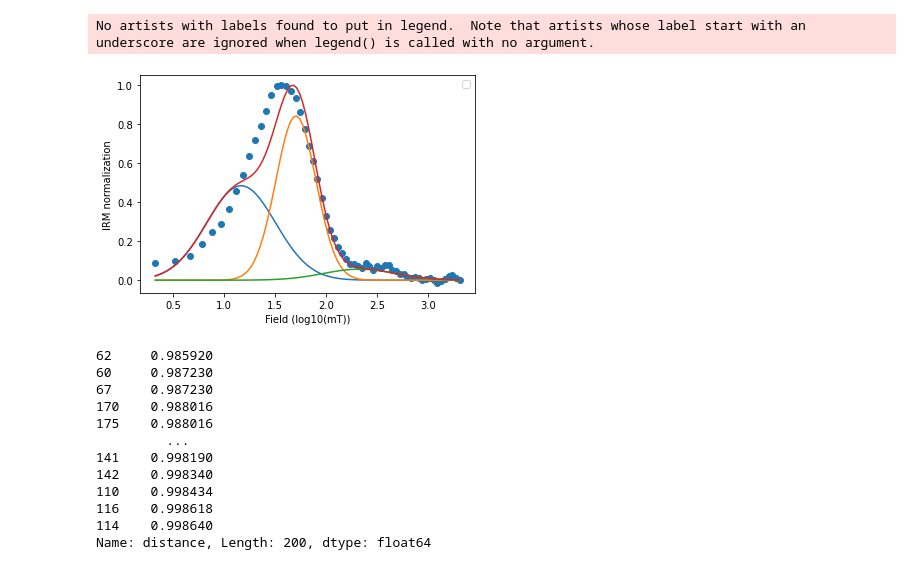
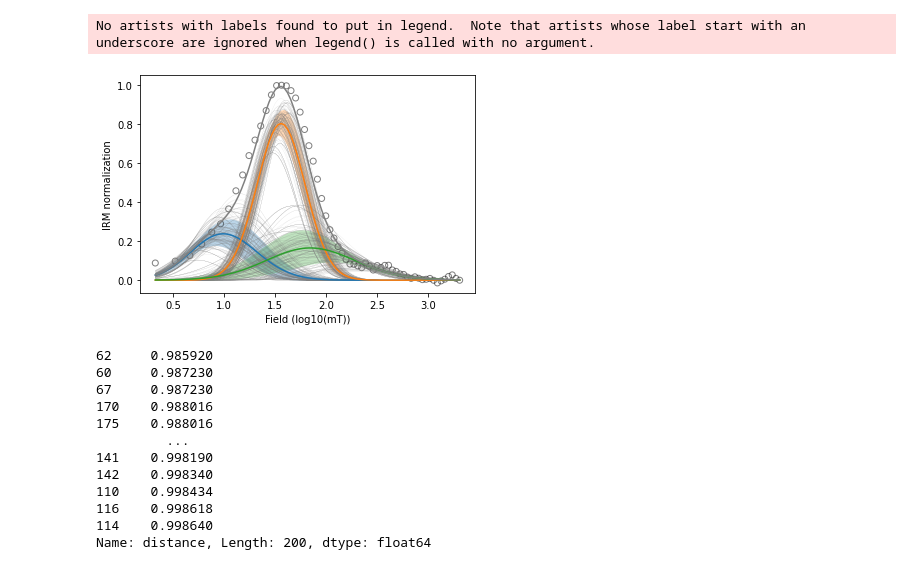
Before and after one commit to botaoxiongyong/pyIRM, a Jupyter notebook: pyIRM/pyIRM.ipynb, the cells around one changed output. Cells and saved outputs as stored; diff of their text form; code cells hidden in the pictures.

```diff
--- a/pyIRM/pyIRM.ipynb
+++ b/pyIRM/pyIRM.ipynb
@@ -9,20 +9,21 @@ import numpy as np
 # %%
 fitResult = dataFit(filePath='../example/py_irm_example.dat',fitNumber=3)
 
 xfit=fitResult.fitDf['field']
 xraw=fitResult.rawDf['field_log']
 yfit=fitResult.pdf_best
 yraw=fitResult.rawDf['rem_grad_norm']
+ycomponents = fitResult.ycomponents
 
 fig = plt.figure()
 ax = fig.add_subplot(111)
 
-fit_plots(ax,xfit,xraw,yfit,yraw)
+fit_plots(ax,xfit,xraw,yfit,yraw,ycomponents=ycomponents)
 
 #plt.show()
 # %% [output]
 No artists with labels found to put in legend.  Note that artists whose label start with an underscore are ignored when legend() is called with no argument.
-[figure, old version]
+[figure, new version]
 # %%
 fitResult.df.distance
 # %% [output]
```
